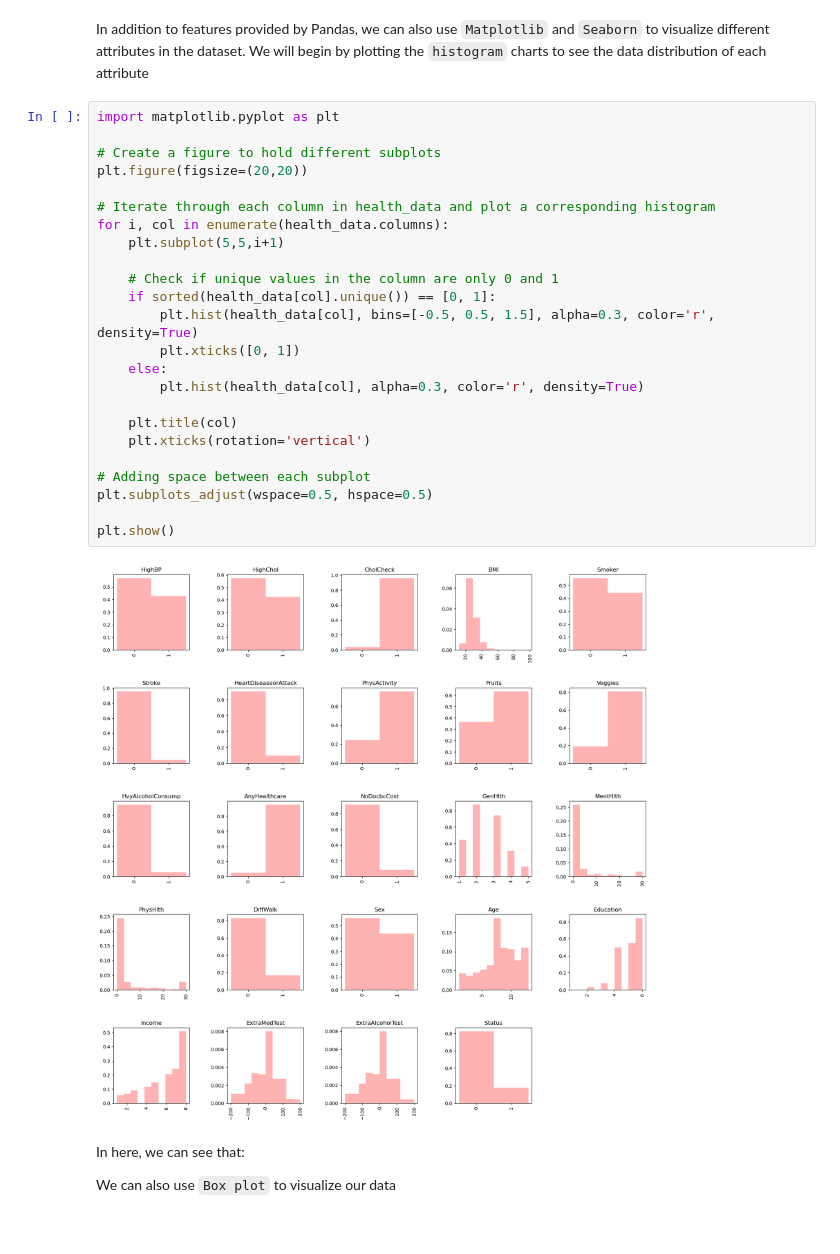
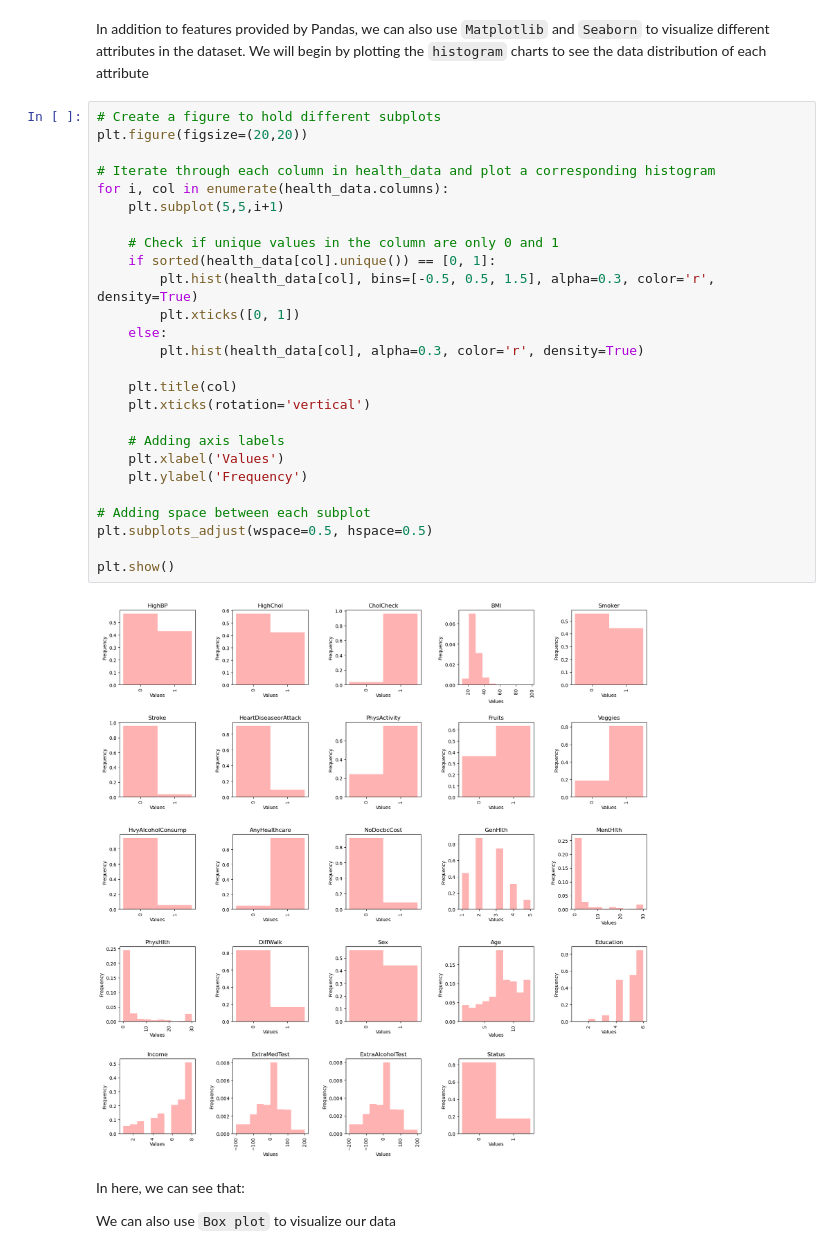
Before and after one commit to ThaiHoangDang/ObesityDetection, a Jupyter notebook: script.ipynb, the cells around one changed output. Cells and saved outputs as stored; diff of their text form.

```diff
--- a/script.ipynb
+++ b/script.ipynb
@@ -119,31 +141,33 @@ memory usage: 38.7 MB
 # %% [markdown]
 In addition to features provided by Pandas, we can also use `Matplotlib` and `Seaborn` to visualize different attributes in the dataset. We will begin by plotting the `histogram` charts to see the data distribution of each attribute
 # %%
-import matplotlib.pyplot as plt
-
 # Create a figure to hold different subplots
 plt.figure(figsize=(20,20))
 
 # Iterate through each column in health_data and plot a corresponding histogram
 for i, col in enumerate(health_data.columns):
     plt.subplot(5,5,i+1)
 
     # Check if unique values in the column are only 0 and 1
     if sorted(health_data[col].unique()) == [0, 1]:
         plt.hist(health_data[col], bins=[-0.5, 0.5, 1.5], alpha=0.3, color='r', density=True)
         plt.xticks([0, 1])
     else:
         plt.hist(health_data[col], alpha=0.3, color='r', density=True)
 
     plt.title(col)
     plt.xticks(rotation='vertical')
 
+    # Adding axis labels
+    plt.xlabel('Values')
+    plt.ylabel('Frequency')
+
 # Adding space between each subplot
 plt.subplots_adjust(wspace=0.5, hspace=0.5)
 
 plt.show()
 # %% [output]
-[figure, old version]
+[figure, new version]
 # %% [markdown]
 In here, we can see that:
 
```
Also changed, not shown: parts of 10 cells of this notebook, 1 other file.
